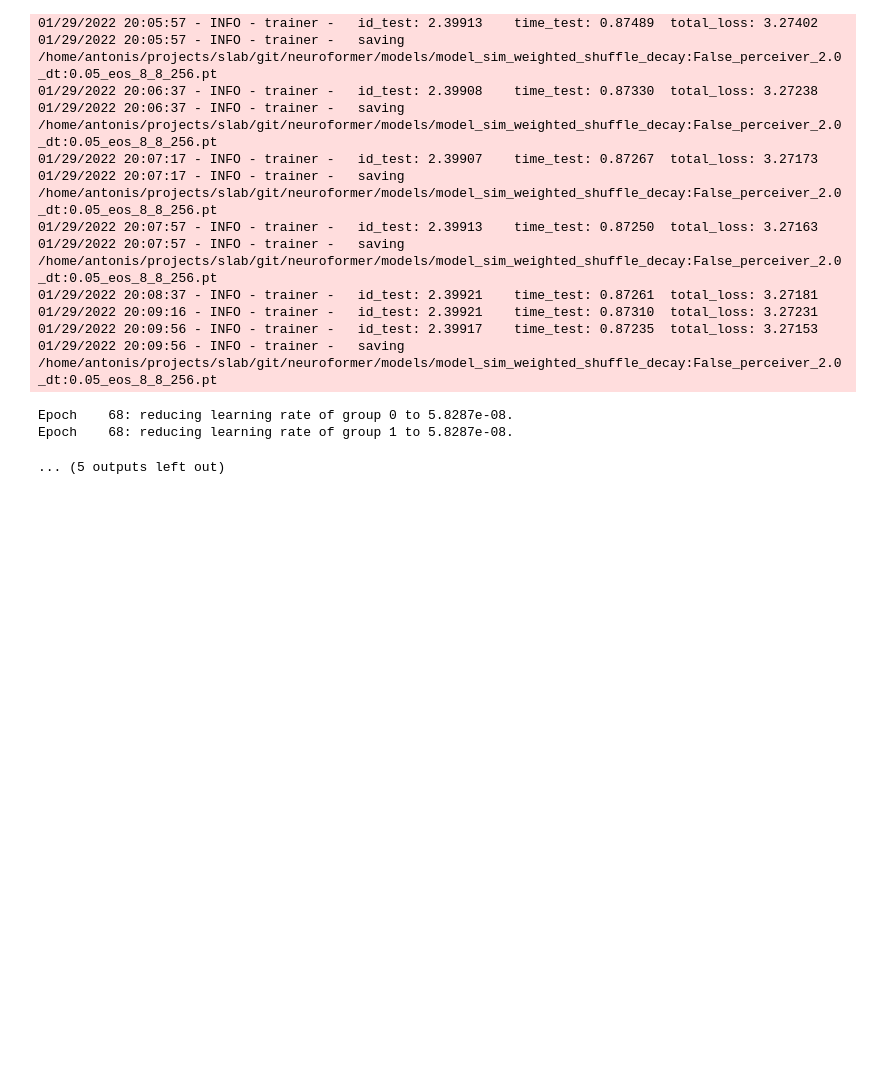
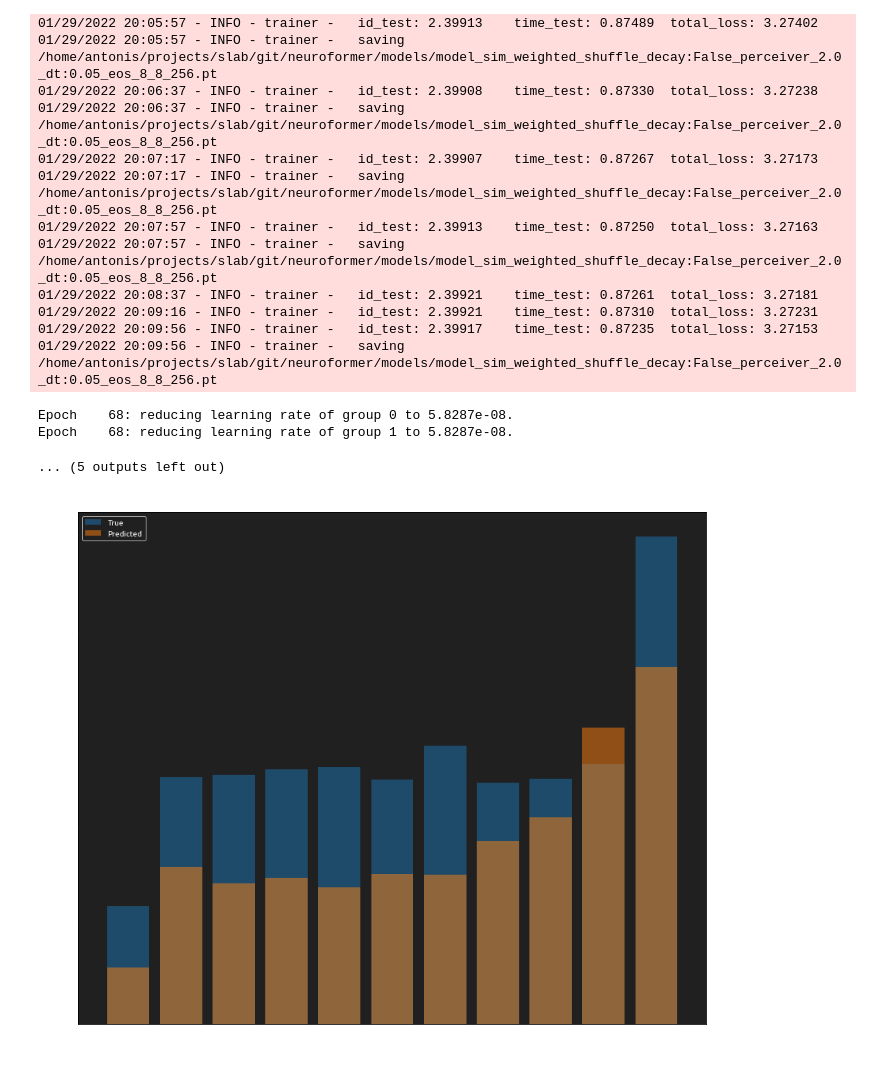
Before and after one commit to a-antoniades/neuroformer_, a Jupyter notebook: transformer_vid3_dt.ipynb, the cells around one changed output. Cells and saved outputs as stored; diff of their text form; code cells hidden in the pictures; blank space fills up the shorter version.

```diff
--- a/transformer_vid3_dt.ipynb
+++ b/transformer_vid3_dt.ipynb
@@ -400,6 +253,7 @@ mconf = GPTConfig(train_dataset.population_size, block_size,    # frame_block_si
                         id_vocab_size=train_dataset.id_population_size,
                         frame_block_size=frame_block_size,
                         id_block_size=id_block_size,  # frame_block_size
+                        prev_id_block_size=prev_id_block_size,
                         n_dt=len(n_dt),
                         data_size=train_dataset.size,
                         class_weights=class_weights,
@@ -580,7 +434,7 @@ loader = DataLoader(test_dataset, shuffle=False, pin_memory=False,
 
 # device = torch.cuda.current_device()
 # model = model.to(device)
-# model.load_state_dict(torch.load(parent_path +  "code/transformer_vid3/runs/models/12-14-21-11:49-e:1-b:650-l:4-h:4-ne:256-higher_order.pt"))
+model.load_state_dict(torch.load("/home/antonis/projects/slab/git/neuroformer/models/model_weighted_shuffle:True_perceiver_2.0_dt:0.05_eos_8_8_256.pt"))
 
 """
 
@@ -621,3 +468,17 @@ df_true = pd.DataFrame({'True':true, 'Time':true_timing})
+# %%
+# results = predict_raster_recursive_time_auto(model, loader, window, stoi, itos_dt, sample=True, top_p=0.95, top_p_t=0.95, frame_end=0, get_dt=True, gpu=False)
+
+pred_keys = ['pred', 'time_pred', 'trial', 'interval']
+predicted_dict = {k: results[k] for k in results if k in pred_keys}
+df_pred = pd.DataFrame(predicted_dict)
+df_pred.rename({'pred':'ID', 'time_pred':'dt', 'trial':'Trial'}, axis=1, inplace=True)
+df_pred['Time'] = df_pred['dt'] + df_pred['interval'] - 0.5
+# df_true['time'] = df_true['dt'] + df_true['interval'] - 0.5
+# %%
+true_keys = ['true', 'time']
+true_dict = {k: results[k] for k in results if k in true_keys}
+df_true = pd.DataFrame(true_dict)
+df_true.rename({'true':'ID', 'time':'dt'}, axis=1, inplace=True)
 # %%
 # predicted_timing = [itos_dt[int(dt)] for dt in predicted_timing]
 # df_pred = pd.DataFrame({'True':true, 'Predicted':predicted, 'Time':true_timing, 'Predicted_Time':predicted_timing})    # Time':test_data['Time']})
@@ -652,23 +486,26 @@ pd.to_numeric(freq_dt_pred.index)
 # %%
 # df_dt = [y['dt'][:len(y['dt']) - (x['pad'])] for x, y in test_dataset]
 plt.figure(figsize=(12,10))
 
-df_dt = pd.DataFrame(true_timing)
-freq_dt_true = df_dt[df_dt[0] > 0].groupby([0]).size()
+# df_dt = df_true['time']
+freq_dt_true = df_true.groupby(['dt']).size()
+# freq_dt_true = df_sim.groupby(['dt']).size()
 plt.bar(np.arange(len(freq_dt_true.index)), freq_dt_true, alpha=0.5, label='True')
 
 
-df_dt_pred = pd.DataFrame(predicted_timing)
-freq_dt_pred = df_dt_pred[df_dt_pred[0] > 0].groupby([0]).size()
+# df_dt_pred = df_pred['time_pred']
+freq_dt_pred = df_pred.groupby(['dt']).size()
 plt.bar(np.arange(len(freq_dt_pred.index)), freq_dt_pred, alpha=0.5, label='Predicted')
 
 
 # plt.xticks(ticks=pd.to_numeric(freq_dt_pred.index)labels=pd.to_numeric(freq_dt_pred.index))
 plt.title('dt Interval Groups')
 plt.xlabel('dt Group (n x 0.05s)')
 plt.ylabel('Count (N)')
 
 plt.legend()
 
 plt.tight_layout()
 # plt.savefig("dt_interval_dist.png", dpi=300)
+# %% [output]
+[figure, added]
```
Also changed, not shown: parts of 40 cells of this notebook, 4 other files.
